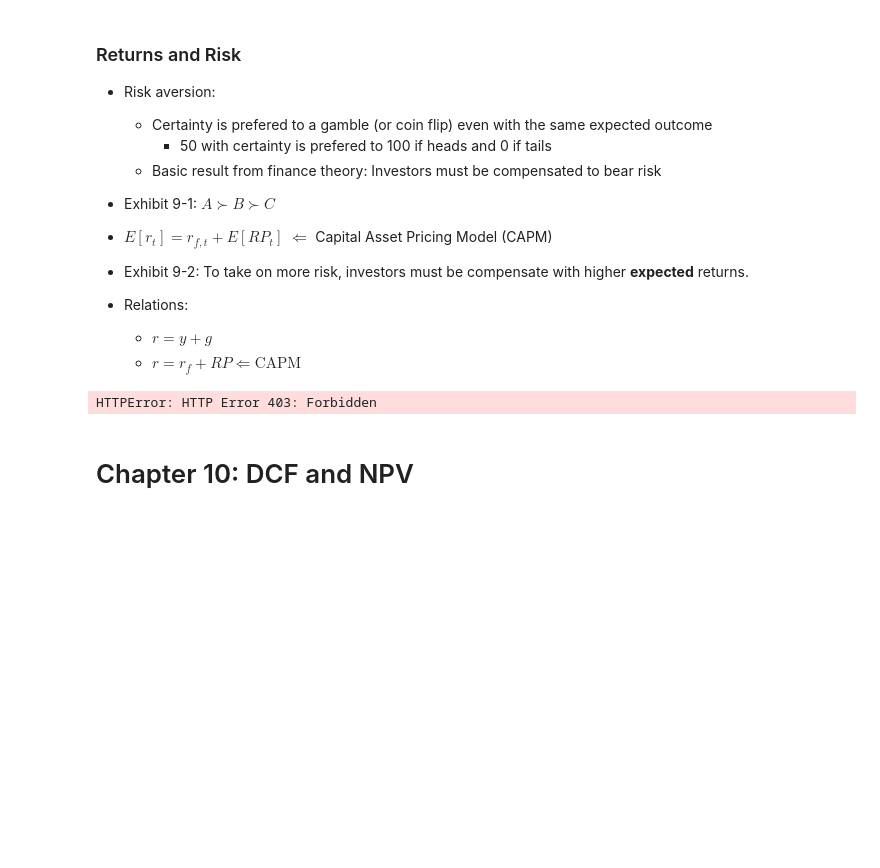
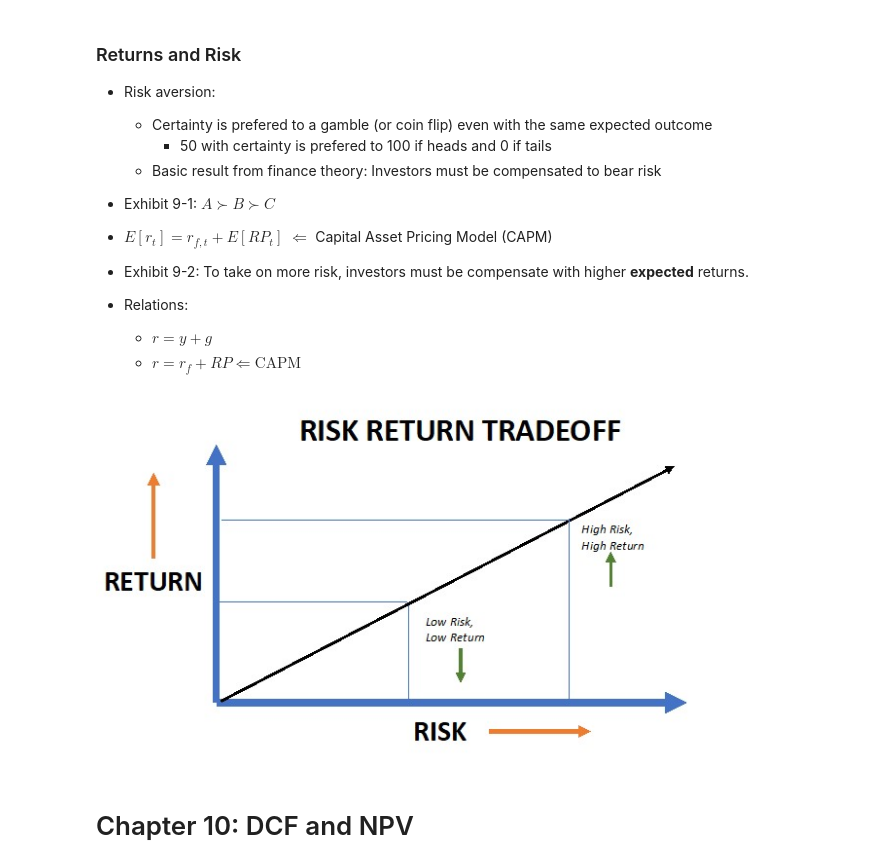
Before and after one commit to thsavage/Hirsh-Fellows-Real-Estate-Economics-and-Market-Analysis, a Jupyter notebook: Hirsh Fellows A Synthesis.ipynb, the cells around one changed output. Cells and saved outputs as stored; diff of their text form; code cells hidden in the pictures; blank space fills up the shorter version.

```diff
--- a/Hirsh Fellows A Synthesis.ipynb
+++ b/Hirsh Fellows A Synthesis.ipynb
@@ -417,11 +417,11 @@ plt.axvline(dt.datetime(2008, 9, 15), color="red")
 * Relations:
     * $r=y+g$
     * $r=r_f+RP \Leftarrow \text{CAPM}$
-# %%
-url = 'https://www.researchgate.net/profile/Fabio_Gonzalez4/publication/265239544/figure/fig3/AS:295901470969866@1447559816719/Risk-Return-tradeoff.png'
-Image(url, width=300, height=300)
-# %% [output]
-HTTPError: HTTP Error 403: Forbidden
+# %%
+url = 'http://www.indianivesh.in/CmsApp/MediaGalary/images/Risk%20vs%20Return%20Image%201-201903131215306546631.jpg'
+Image(url, width=600, height=600)
+# %% [output]
+[figure, added]
 # %% [markdown]
 # Chapter 10: DCF and NPV
 # %% [markdown]
```
Also changed, not shown: parts of 25 cells of this notebook, 1 other file.
